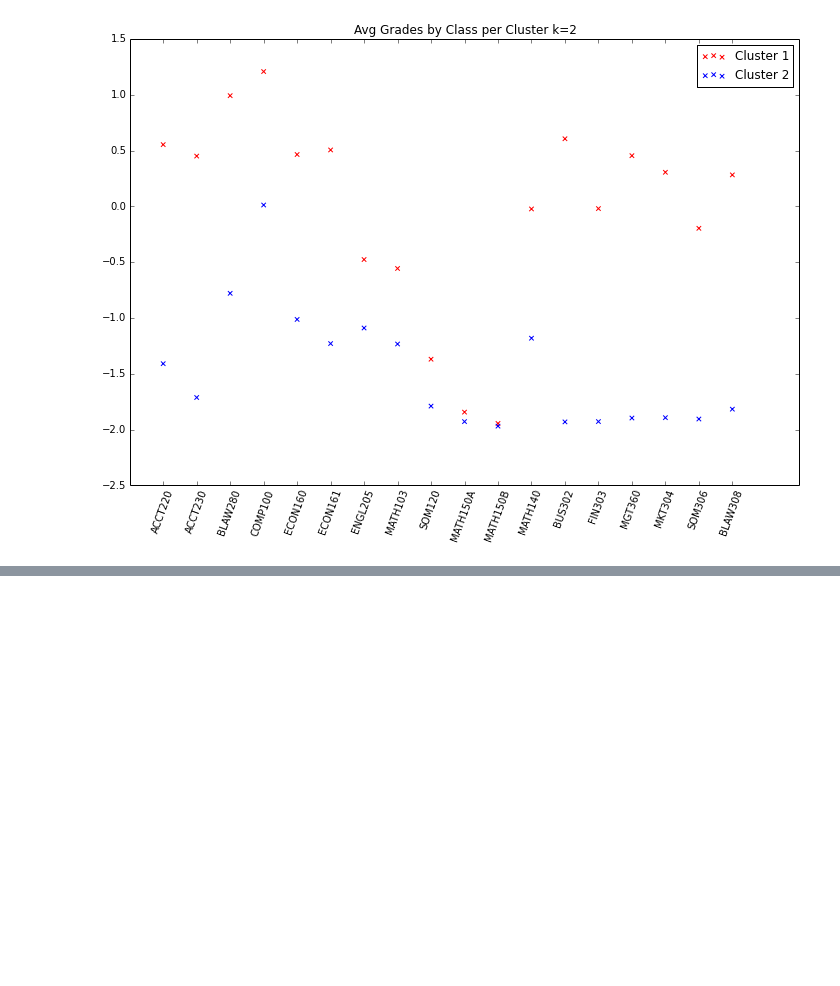
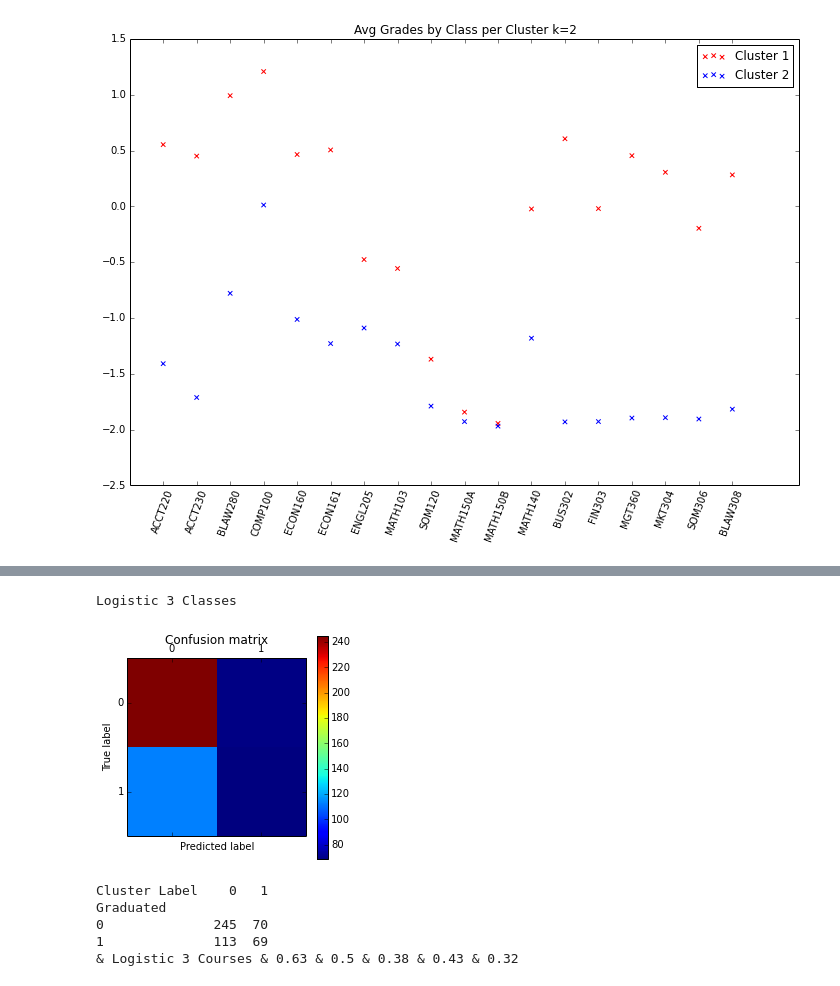
Before and after one commit to cem3394/csun, a Jupyter notebook: allen/Simple Notebooks/Business Law Pipeline/main.ipynb, the cells around one changed output, grey strips where cells are left out. Drawn from its saved outputs; the diff is of its cells as text; code cells hidden in the pictures; blank space fills up the shorter version.

Commit message:
updating images, adding some tex source,

```diff
--- a/allen/Simple Notebooks/Business Law Pipeline/main.ipynb
+++ b/allen/Simple Notebooks/Business Law Pipeline/main.ipynb
@@ -36,7 +36,10 @@ def printContingencyTable(y,ypred,labels):
     plt.ylabel('True label')
     plt.xlabel('Predicted label')
     plt.show()
-    print pd.crosstab(y,ypred,rownames=[labels[0]],colnames=[labels[1]])
+    return pd.crosstab(y,ypred,rownames=[labels[0]],colnames=[labels[1]])
+
+def falseEmissionRate(contTable):
+    return contTable[0][1]/1.0/np.sum(contTable[0])
 
 def plotROC(y_test,y_pred):
     #y_pred can consist of Boolean labels or probabilities, w/ the obvious implications for curve character
@@ -412,0 +323,26 @@ F1:         0.39
+# %%
+#first 3 classes
+
+X_train, X_test, y_train, y_test = train_test_split(gpaDF[gpaDF.columns[firstClassesIndices]], gpaDF['Graduated'])
+
+print "Logistic 3 Classes"
+
+classifier = LogisticRegression()
+pred = classifier.fit(X_train,y_train).predict(X_test)
+contTable = printContingencyTable(y_test,pred,['Graduated','Cluster Label'])
+print contTable
+accur = round(metrics.accuracy_score(y_test,pred),2)
+prec = round(metrics.precision_score(y_test,pred),2)
+rec = round(metrics.recall_score(y_test,pred),2)
+f1 = round(metrics.f1_score(y_test,pred),2)
+fom = round(falseEmissionRate(contTable),2)
+
+print "& Logistic 3 Courses & "+str(accur)+" & "+str(prec)+" & "+str(rec)+" & "+str(f1)+" & "+str(fom)
+# %% [output]
+Logistic 3 Classes
+[figure, added]
+Cluster Label    0   1
+Graduated
+0              245  70
+1              113  69
+& Logistic 3 Courses & 0.63 & 0.5 & 0.38 & 0.43 & 0.32
```
Also changed, not shown: parts of 6 cells of this notebook, 53 other files.
